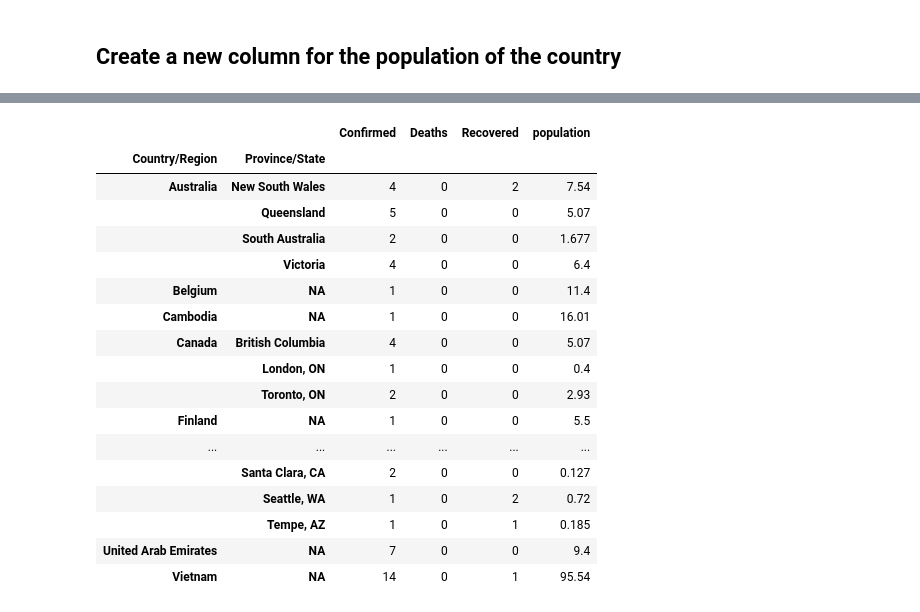
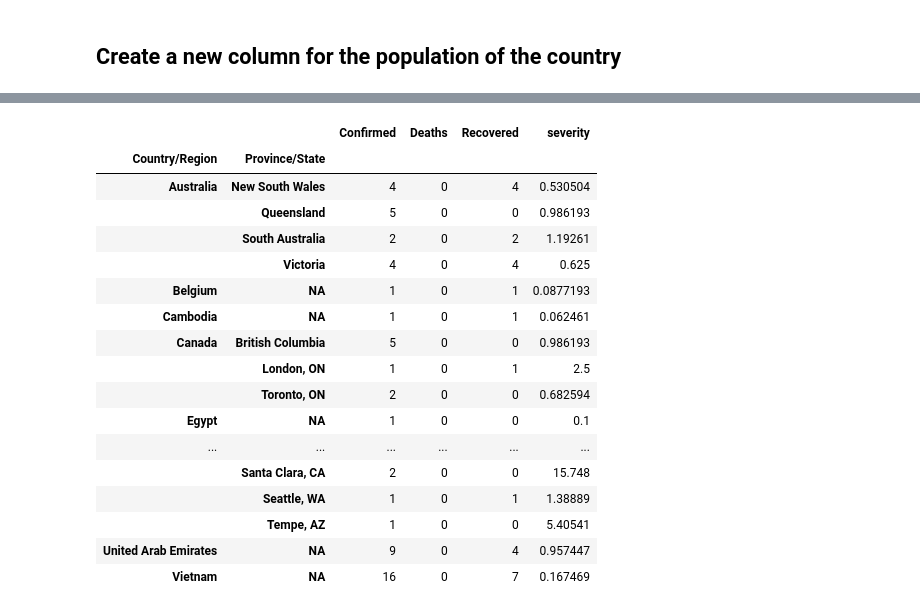
Before and after one commit to Sylar257/Corona-Virus-SG, a Jupyter notebook: Data Visualization and time-series prediction for CoronaVirus.ipynb, the cells around one changed output, grey strips where cells are left out. Cells and saved outputs as stored; diff of their text form; code cells hidden in the pictures.

```diff
--- a/Data Visualization and time-series prediction for CoronaVirus.ipynb
+++ b/Data Visualization and time-series prediction for CoronaVirus.ipynb
@@ -12,9 +12,13 @@ import plotly.express as px
 ## Read in the data from Kaggle
 # %%
 df = pd.read_csv('2019_nCoV_data.csv')
-conf_df = pd.read_csv('time_series_2019_ncov_confirmed.csv')
-deaths_df = pd.read_csv('time_series_2019_ncov_deaths.csv')
-recv_df = pd.read_csv('time_series_2019_ncov_recovered.csv')
+# conf_df = pd.read_csv('time_series_2019_ncov_confirmed.csv')
+# deaths_df = pd.read_csv('time_series_2019_ncov_deaths.csv')
+# recv_df = pd.read_csv('time_series_2019_ncov_recovered.csv')
+
+conf_df = pd.read_csv('time_series_2019-ncov-Confirmed.csv')
+deaths_df = pd.read_csv('time_series_2019-ncov-Deaths.csv')
+recv_df = pd.read_csv('time_series_2019-ncov-Recovered.csv')
 # %%
 df.head()
 # %% [output]
@@ -34,7 +38,10 @@ conf_df_long = conf_df.melt(id_vars=['Province/State', 'Country/Region', 'Lat',
                             value_vars=dates, var_name='Date', value_name='Confirmed')
 
 deaths_df_long = deaths_df.melt(id_vars=['Province/State', 'Country/Region', 'Lat', 'Long'],
-                            value_vars=dates1, var_name='Date', value_name='Deaths')
+                            value_vars=dates, var_name='Date', value_name='Deaths')
 
 recv_df_long = recv_df.melt(id_vars=['Province/State', 'Country/Region', 'Lat', 'Long'],
-                            value_vars=dates1, var_name='Date', value_name='Recovered')
+                            value_vars=dates, var_name='Date', value_name='Recovered')
+
+full_table = pd.concat([conf_df_long, deaths_df_long['Deaths'], recv_df_long['Recovered']],
+                       axis=1, sort=False)
@@ -60,5 +48,3 @@ conf_df_long.head()
-# %%
-full_table = pd.concat([conf_df_long, deaths_df_long['Deaths'], recv_df_long['Recovered']], axis=1, sort=False)
 # %%
 full_table['Date'] = pd.to_datetime(full_table['Date'])
 full_table['Recovered'] = full_table['Recovered'].astype('int')
@@ -301,22 +300,24 @@ row_latest_grouped = row_latest.groupby('Country/Region')['Confirmed', 'Deaths',
 # %%
 temp = full_latest.groupby(['Country/Region', 'Province/State'])['Confirmed', 'Deaths', 'Recovered','population'].max()
+temp['severity'] = temp.Confirmed/temp.population
+temp.drop(columns='population', inplace = True)
 temp.style.background_gradient(cmap='Pastel1_r')
 # %% [output]
-|  |  | Confirmed | Deaths | Recovered | population |
+|  |  | Confirmed | Deaths | Recovered | severity |
 | Country/Region | Province/State |  |  |  |  |
-| Australia | New South Wales | 4 | 0 | 2 | 7.54 |
-|  | Queensland | 5 | 0 | 0 | 5.07 |
-|  | South Australia | 2 | 0 | 0 | 1.677 |
-|  | Victoria | 4 | 0 | 0 | 6.4 |
-| Belgium | NA | 1 | 0 | 0 | 11.4 |
-| Cambodia | NA | 1 | 0 | 0 | 16.01 |
-| Canada | British Columbia | 4 | 0 | 0 | 5.07 |
-|  | London, ON | 1 | 0 | 0 | 0.4 |
-|  | Toronto, ON | 2 | 0 | 0 | 2.93 |
-| Finland | NA | 1 | 0 | 0 | 5.5 |
+| Australia | New South Wales | 4 | 0 | 4 | 0.530504 |
+|  | Queensland | 5 | 0 | 0 | 0.986193 |
+|  | South Australia | 2 | 0 | 2 | 1.19261 |
+|  | Victoria | 4 | 0 | 4 | 0.625 |
+| Belgium | NA | 1 | 0 | 1 | 0.0877193 |
+| Cambodia | NA | 1 | 0 | 1 | 0.062461 |
+| Canada | British Columbia | 5 | 0 | 0 | 0.986193 |
+|  | London, ON | 1 | 0 | 1 | 2.5 |
+|  | Toronto, ON | 2 | 0 | 0 | 0.682594 |
+| Egypt | NA | 1 | 0 | 0 | 0.1 |
 | ... | ... | ... | ... | ... | ... |
-|  | Santa Clara, CA | 2 | 0 | 0 | 0.127 |
-|  | Seattle, WA | 1 | 0 | 2 | 0.72 |
-|  | Tempe, AZ | 1 | 0 | 1 | 0.185 |
-| United Arab Emirates | NA | 7 | 0 | 0 | 9.4 |
-| Vietnam | NA | 14 | 0 | 1 | 95.54 |
+|  | Santa Clara, CA | 2 | 0 | 0 | 15.748 |
+|  | Seattle, WA | 1 | 0 | 1 | 1.38889 |
+|  | Tempe, AZ | 1 | 0 | 0 | 5.40541 |
+| United Arab Emirates | NA | 9 | 0 | 4 | 0.957447 |
+| Vietnam | NA | 16 | 0 | 7 | 0.167469 |
```
Also changed, not shown: parts of 16 cells of this notebook.
